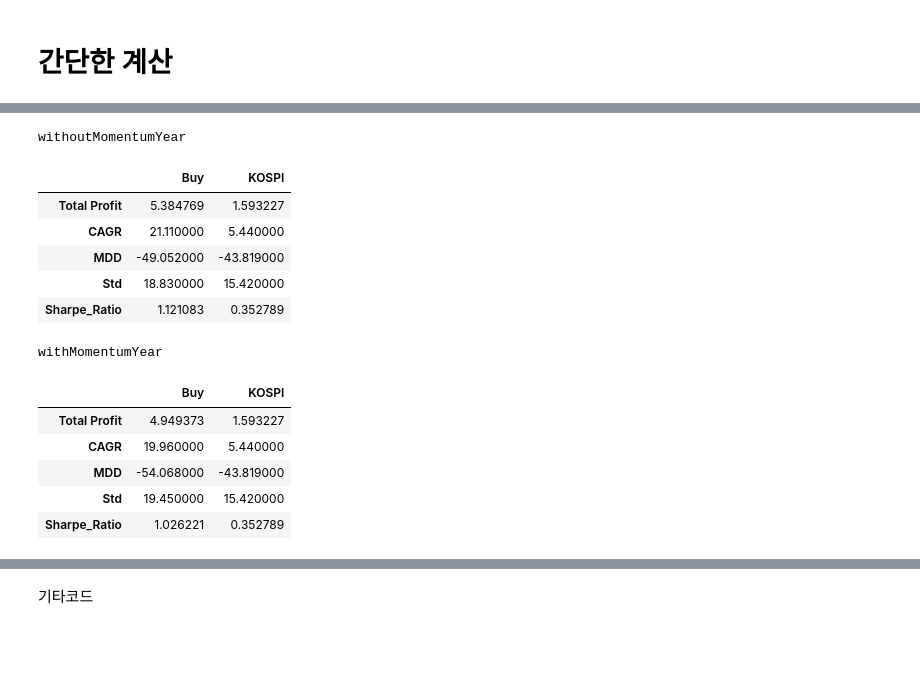
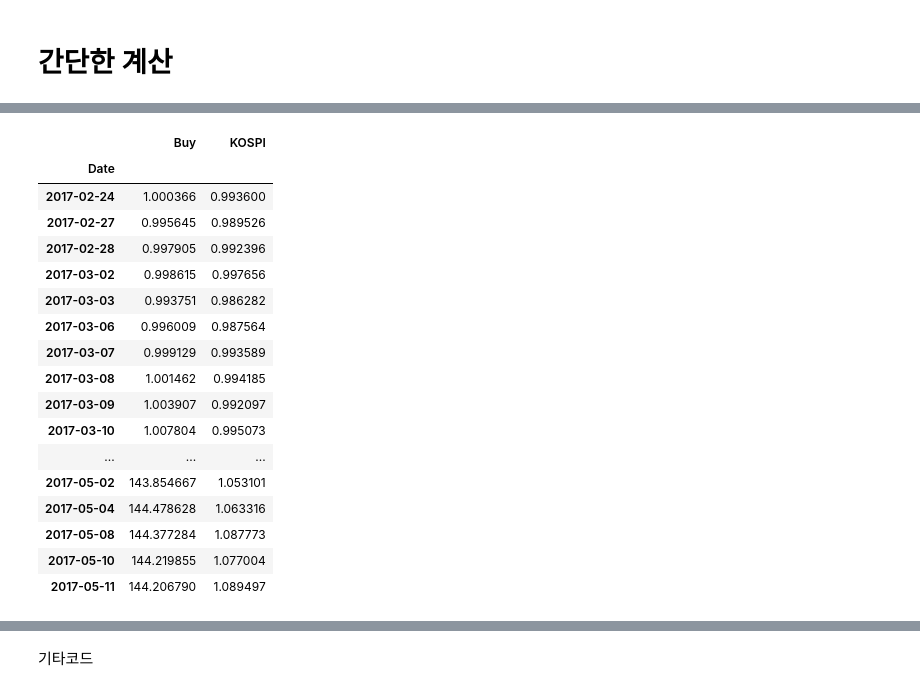
Before and after one commit to malkovich0/Finance, a Jupyter notebook: step3 Algorithm.ipynb, the cells around one changed output, grey strips where cells are left out. Drawn from its saved outputs; the diff is of its cells as text; code cells hidden in the pictures; blank space fills up the shorter version.

```diff
--- a/step3 Algorithm.ipynb
+++ b/step3 Algorithm.ipynb
@@ -881,20 +1105,22 @@ withMomentumYear
-# %%
-for case in case_dic.keys():
-    print(case)
-    display(simple_analyzer(case_dic[case]))
-# %% [output]
-withoutMomentumYear
-|  | Buy | KOSPI |
-| Total Profit | 5.384769 | 1.593227 |
-| CAGR | 21.110000 | 5.440000 |
-| MDD | -49.052000 | -43.819000 |
-| Std | 18.830000 | 15.420000 |
-| Sharpe_Ratio | 1.121083 | 0.352789 |
-withMomentumYear
-|  | Buy | KOSPI |
-| Total Profit | 4.949373 | 1.593227 |
-| CAGR | 19.960000 | 5.440000 |
-| MDD | -54.068000 | -43.819000 |
-| Std | 19.450000 | 15.420000 |
-| Sharpe_Ratio | 1.026221 | 0.352789 |
+# %%
+case_dic['withoutMomentumYear'].iloc[1200:1250].cumprod()
+# %% [output]
+|  | Buy | KOSPI |
+| Date |  |  |
+| 2017-02-24 | 1.000366 | 0.993600 |
+| 2017-02-27 | 0.995645 | 0.989526 |
+| 2017-02-28 | 0.997905 | 0.992396 |
+| 2017-03-02 | 0.998615 | 0.997656 |
+| 2017-03-03 | 0.993751 | 0.986282 |
+| 2017-03-06 | 0.996009 | 0.987564 |
+| 2017-03-07 | 0.999129 | 0.993589 |
+| 2017-03-08 | 1.001462 | 0.994185 |
+| 2017-03-09 | 1.003907 | 0.992097 |
+| 2017-03-10 | 1.007804 | 0.995073 |
+| ... | ... | ... |
+| 2017-05-02 | 143.854667 | 1.053101 |
+| 2017-05-04 | 144.478628 | 1.063316 |
+| 2017-05-08 | 144.377284 | 1.087773 |
+| 2017-05-10 | 144.219855 | 1.077004 |
+| 2017-05-11 | 144.206790 | 1.089497 |
 # %%
```
Also changed, not shown: parts of 26 cells of this notebook, 1 other file.
